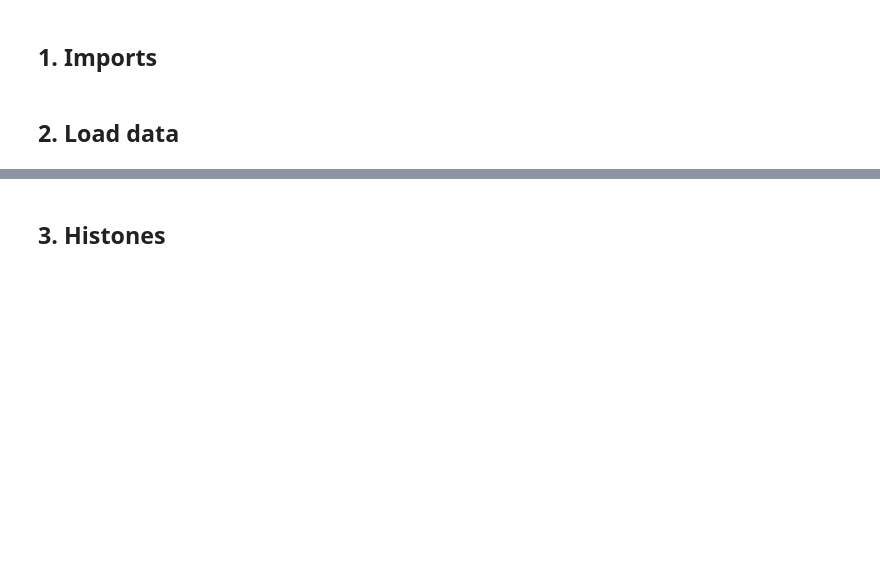
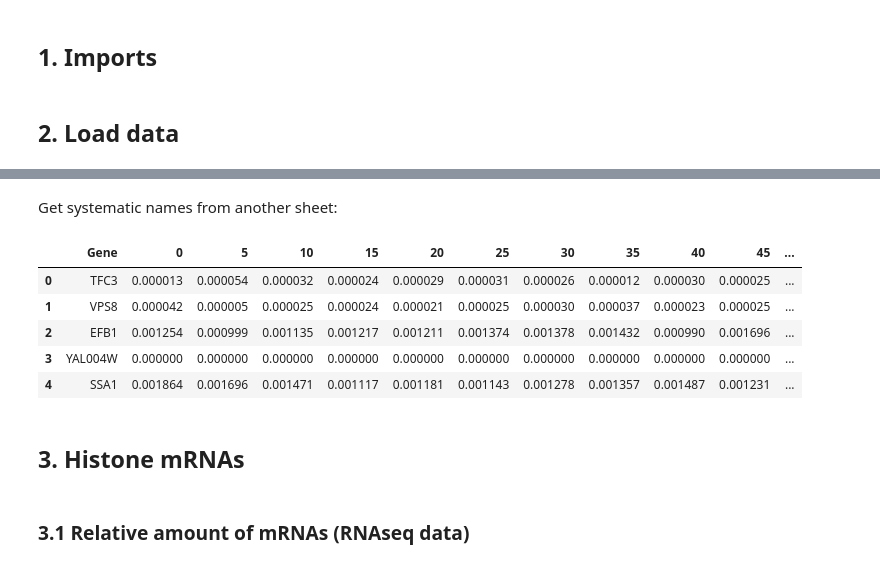
Before and after one commit to gittenberg/TRSL2, a Jupyter notebook: notebooks/40_Histone_analysis.ipynb, the cells around one changed output, grey strips where cells are left out. Drawn from its saved outputs; the diff is of its cells as text; code cells hidden in the pictures; blank space fills up the shorter version.

Commit message:
Histone analysis started

```diff
--- a/notebooks/40_Histone_analysis.ipynb
+++ b/notebooks/40_Histone_analysis.ipynb
@@ -7,2 +8,4 @@ import pandas as pd
 # %% [markdown]
 ## 2. Load data
+# %%
+mRNA_file = "../data/FISH_RNAseq_combined_FACS_phases_7_genes_new_CC_phases.xlsx"
@@ -9 +14,8 @@ import pandas as pd
+# %%
+mRNA_rel = pd.read_excel(mRNA_file, sheet_name="nostress_WT_R1_normalized", skiprows=1, usecols='A, D:P')
+# %% [markdown]
+Get systematic names from another sheet:
+# %%
+systematic_names = pd.read_excel(mRNA_file, sheet_name="nostress_WT_R1_absolute", skiprows=1, usecols='A', skipfooter=2)
+systematic_names.rename(columns={"ORF (Yoav))": "systematic"}, inplace=True)
 # %%
@@ -12,0 +25,11 @@ init_rates = pd.read_pickle("../parameters/init_rates_plotkin.p") # pkl.load(ope
+# %%
+mRNA_rel['systematic'] = systematic_names['systematic']
+# %%
+mRNA_rel.head()
+# %% [output]
+|  | Gene | 0 | 5 | 10 | 15 | 20 | 25 | 30 | 35 | 40 | 45 | ... |
+| 0 | TFC3 | 0.000013 | 0.000054 | 0.000032 | 0.000024 | 0.000029 | 0.000031 | 0.000026 | 0.000012 | 0.000030 | 0.000025 | ... |
+| 1 | VPS8 | 0.000042 | 0.000005 | 0.000025 | 0.000024 | 0.000021 | 0.000025 | 0.000030 | 0.000037 | 0.000023 | 0.000025 | ... |
+| 2 | EFB1 | 0.001254 | 0.000999 | 0.001135 | 0.001217 | 0.001211 | 0.001374 | 0.001378 | 0.001432 | 0.000990 | 0.001696 | ... |
+| 3 | YAL004W | 0.000000 | 0.000000 | 0.000000 | 0.000000 | 0.000000 | 0.000000 | 0.000000 | 0.000000 | 0.000000 | 0.000000 | ... |
+| 4 | SSA1 | 0.001864 | 0.001696 | 0.001471 | 0.001117 | 0.001181 | 0.001143 | 0.001278 | 0.001357 | 0.001487 | 0.001231 | ... |
@@ -13,2 +43,4 @@ init_rates = pd.read_pickle("../parameters/init_rates_plotkin.p") # pkl.load(ope
 # %% [markdown]
-## 3. Histones
+## 3. Histone mRNAs
+# %% [markdown]
+### 3.1 Relative amount of mRNAs (RNAseq data)
```
Also changed, not shown: parts of 10 cells of this notebook, 1 other file.
